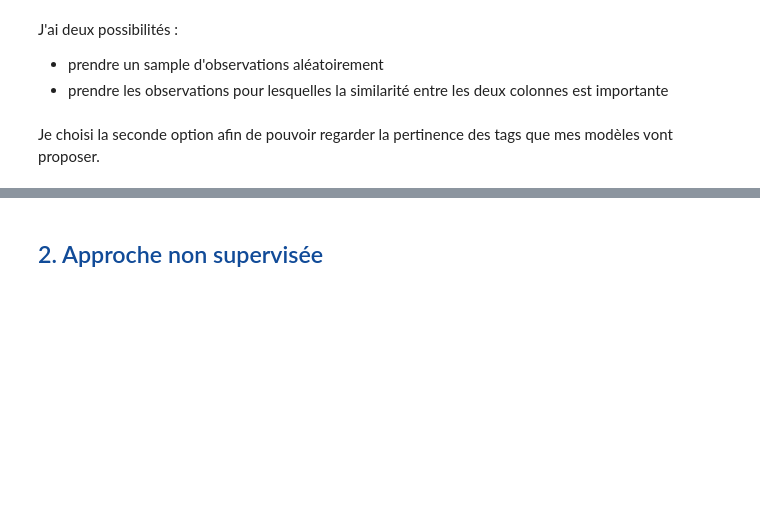
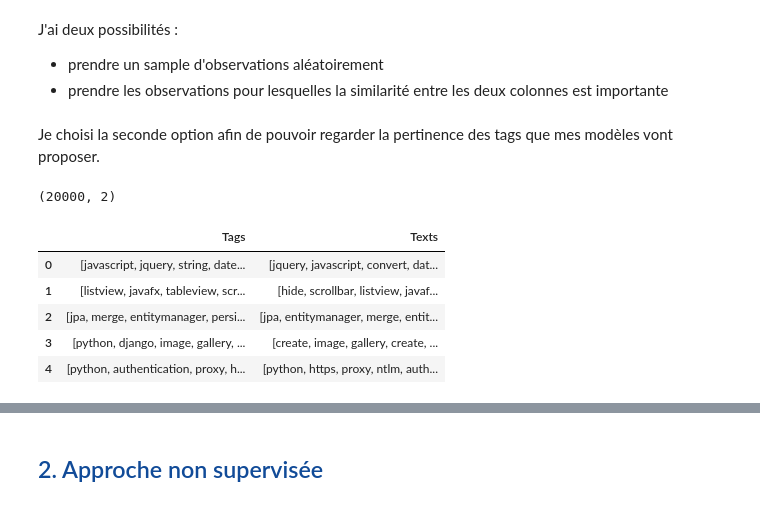
Before and after one commit to sdmwd/IML-Open-Classrooms, a Jupyter notebook: P5 - Catégorisez automatiquement des questions/Durand_Simon_2_notebook_test_012023.ipynb, the cells around one changed output, grey strips where cells are left out. Drawn from its saved outputs; the diff is of its cells as text; code cells hidden in the pictures; blank space fills up the shorter version.

```diff
--- a/P5 - Catégorisez automatiquement des questions/Durand_Simon_2_notebook_test_012023.ipynb
+++ b/P5 - Catégorisez automatiquement des questions/Durand_Simon_2_notebook_test_012023.ipynb
@@ -80,21 +97,28 @@ from typing import List
 # %%
 def jaccard_similarity(list1: List[str], list2: List[str]) -> float:
     set1 = set(list1)
     set2 = set(list2)
     intersection = set1.intersection(set2)
     union = set1.union(set2)
     jaccard_similarity = len(intersection) / len(union)
     return jaccard_similarity
 
 def get_highest_similarity_rows(data: pd.DataFrame, col1, col2, n):
     data["jaccard_similarity"] = data.apply(lambda x: jaccard_similarity(x[col1], x[col2]), axis=1)
     data = data.sort_values(by="jaccard_similarity", ascending=False)
     return data.head(n)
 
 
-data_sample = get_highest_similarity_rows(data, "Tags", "Texts", 2000)
+data_sample = get_highest_similarity_rows(data, "Tags", "Texts", 20000)
 data_sample.drop(['jaccard_similarity'], axis=1, inplace=True)
-saved_indexes = data_sample.index
 data_sample.reset_index(inplace=True, drop=True)
 print(data_sample.shape)
 data_sample.head()
+# %% [output]
+(20000, 2)
+|  | Tags | Texts |
+| 0 | [javascript, jquery, string, date... | [jquery, javascript, convert, dat... |
+| 1 | [listview, javafx, tableview, scr... | [hide, scrollbar, listview, javaf... |
+| 2 | [jpa, merge, entitymanager, persi... | [jpa, entitymanager, merge, entit... |
+| 3 | [python, django, image, gallery, ... | [create, image, gallery, create, ... |
+| 4 | [python, authentication, proxy, h... | [python, https, proxy, ntlm, auth... |
```
Also changed, not shown: parts of 59 cells of this notebook.
